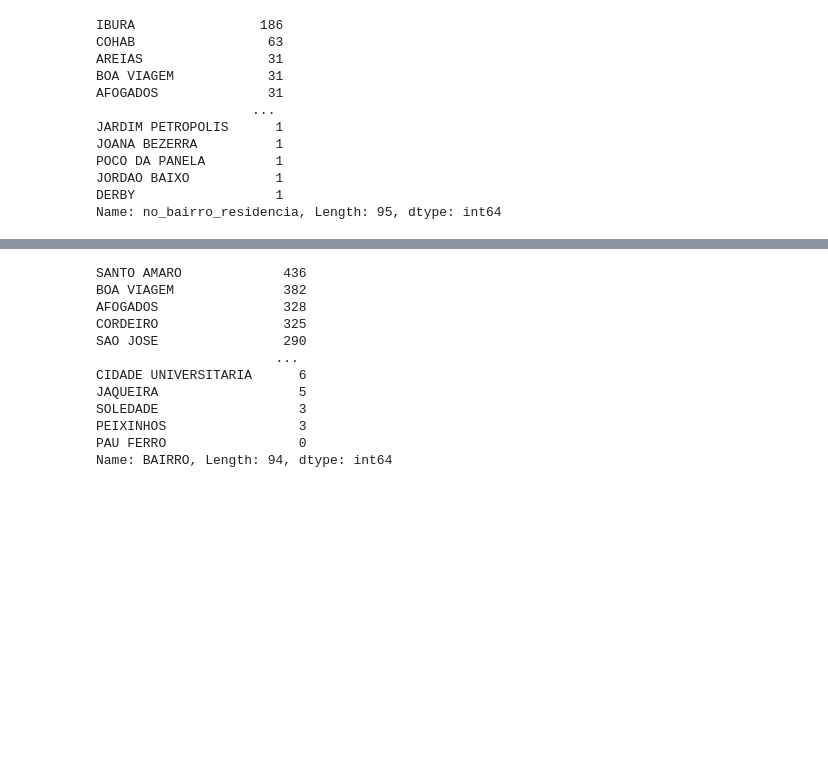
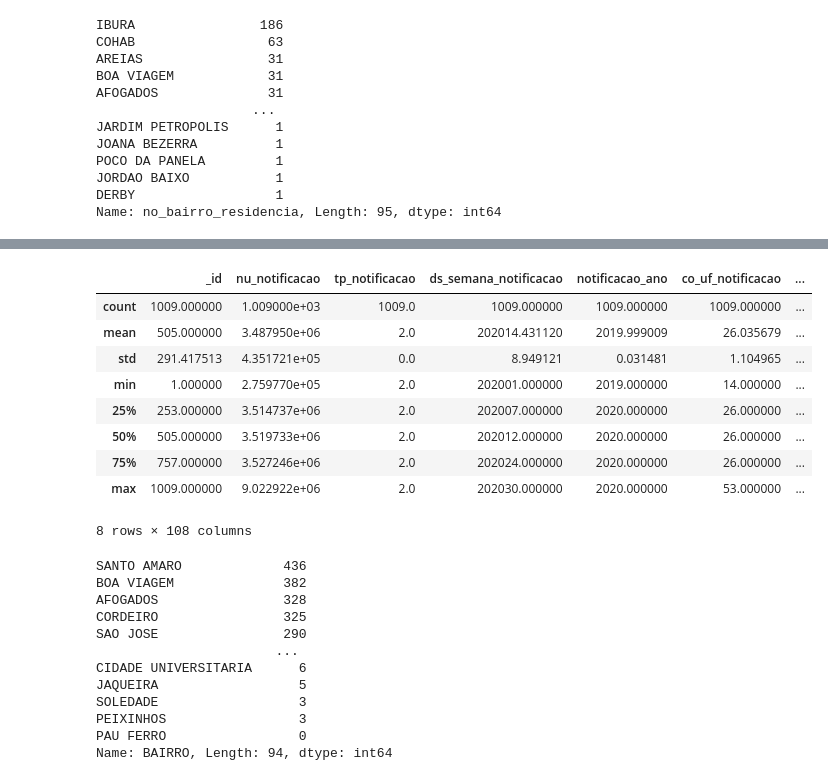
Before and after one commit to HiagoAD/GDI2, a Jupyter notebook: Project_1.ipynb, the cells around one changed output, grey strips where cells are left out. Saved outputs shown, nothing was run; the diff lists cells and outputs as text; code cells hidden in the pictures; blank space fills up the shorter version.

```diff
--- a/Project_1.ipynb
+++ b/Project_1.ipynb
@@ -34,3 +50,16 @@ emlurb.head()
+# %%
+dengue.describe()
+# %% [output]
+|  | _id | nu_notificacao | tp_notificacao | ds_semana_notificacao | notificacao_ano | co_uf_notificacao | ... |
+| count | 1009.000000 | 1.009000e+03 | 1009.0 | 1009.000000 | 1009.000000 | 1009.000000 | ... |
+| mean | 505.000000 | 3.487950e+06 | 2.0 | 202014.431120 | 2019.999009 | 26.035679 | ... |
+| std | 291.417513 | 4.351721e+05 | 0.0 | 8.949121 | 0.031481 | 1.104965 | ... |
+| min | 1.000000 | 2.759770e+05 | 2.0 | 202001.000000 | 2019.000000 | 14.000000 | ... |
+| 25% | 253.000000 | 3.514737e+06 | 2.0 | 202007.000000 | 2020.000000 | 26.000000 | ... |
+| 50% | 505.000000 | 3.519733e+06 | 2.0 | 202012.000000 | 2020.000000 | 26.000000 | ... |
+| 75% | 757.000000 | 3.527246e+06 | 2.0 | 202024.000000 | 2020.000000 | 26.000000 | ... |
+| max | 1009.000000 | 9.022922e+06 | 2.0 | 202030.000000 | 2020.000000 | 53.000000 | ... |
+8 rows × 108 columns
 # %%
 emlurb["BAIRRO"] = emlurb["BAIRRO"].astype('category')
 emlurb['GRUPOSERVICO_DESCRICAO'] = emlurb['GRUPOSERVICO_DESCRICAO'].astype('category')
```
Also changed, not shown: parts of 8 cells of this notebook.
